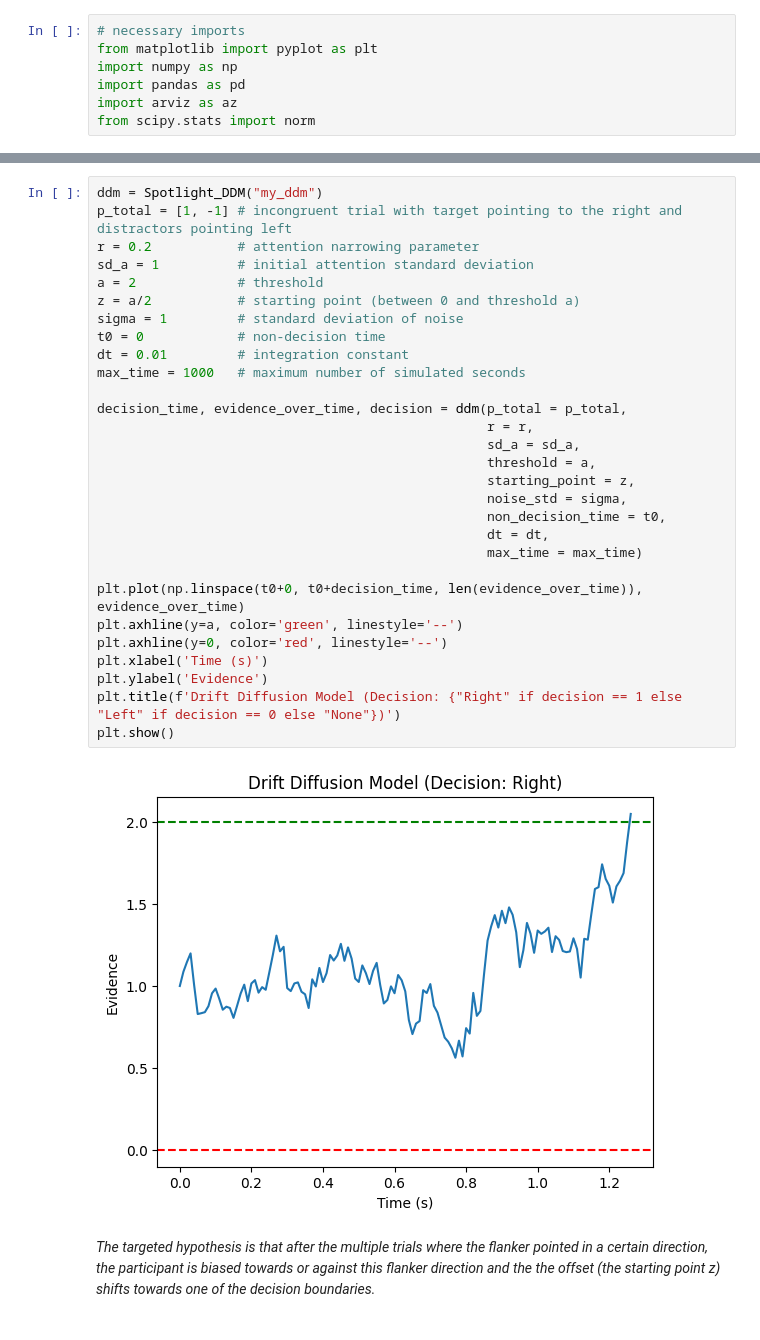
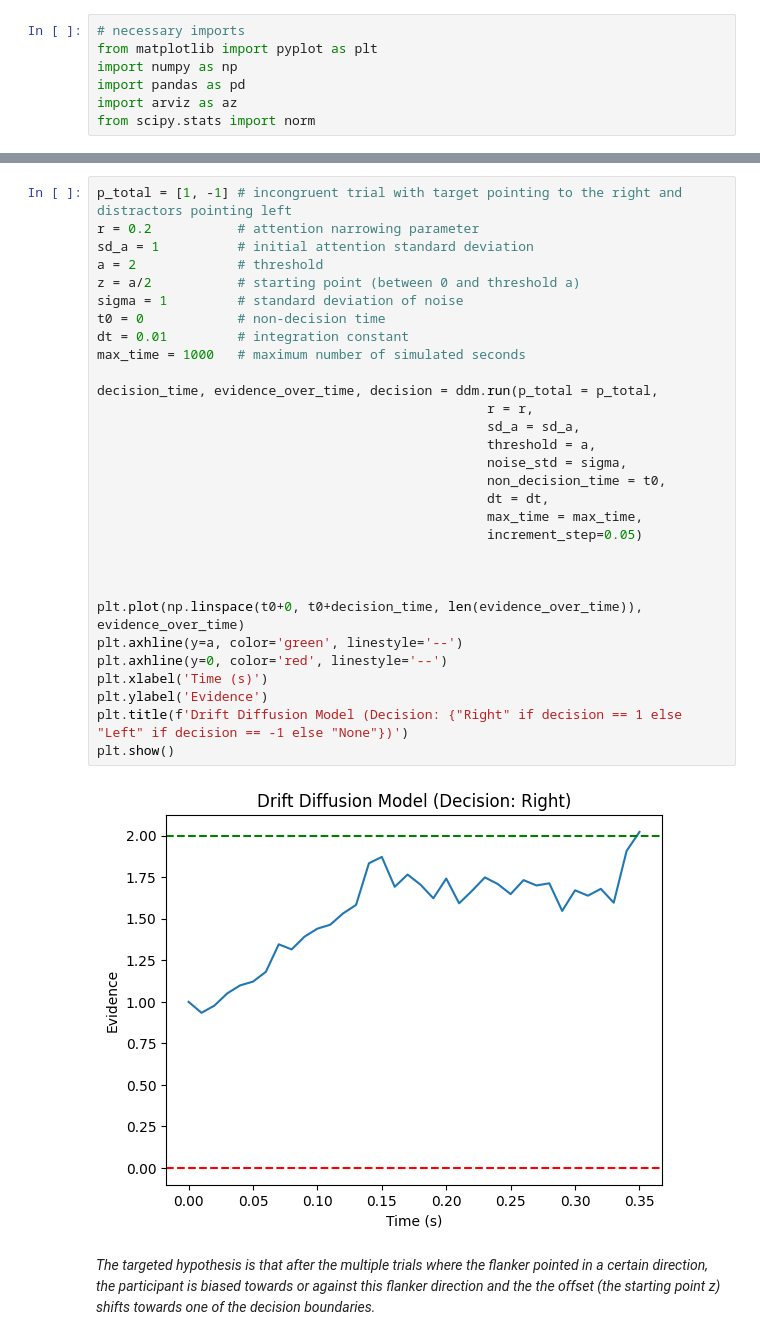
Before and after one commit to mejansen/Project_FlankerTask, a Jupyter notebook: analysis/MiCS_GroupProject_FlankerTask.ipynb, the cells around one changed output, grey strips where cells are left out. Drawn from its saved outputs; the diff is of its cells as text.

```diff
--- a/analysis/MiCS_GroupProject_FlankerTask.ipynb
+++ b/analysis/MiCS_GroupProject_FlankerTask.ipynb
@@ -95,34 +103,35 @@ class Spotlight_DDM():
 # %%
-ddm = Spotlight_DDM("my_ddm")
 p_total = [1, -1] # incongruent trial with target pointing to the right and distractors pointing left
 r = 0.2           # attention narrowing parameter
 sd_a = 1          # initial attention standard deviation
 a = 2             # threshold
 z = a/2           # starting point (between 0 and threshold a)
 sigma = 1         # standard deviation of noise
 t0 = 0            # non-decision time
 dt = 0.01         # integration constant
 max_time = 1000   # maximum number of simulated seconds
 
-decision_time, evidence_over_time, decision = ddm(p_total = p_total,
+decision_time, evidence_over_time, decision = ddm.run(p_total = p_total,
                                                   r = r,
                                                   sd_a = sd_a,
                                                   threshold = a,
-                                                  starting_point = z,
                                                   noise_std = sigma,
                                                   non_decision_time = t0,
                                                   dt = dt,
-                                                  max_time = max_time)
+                                                  max_time = max_time,
+                                                  increment_step=0.05)
+
+
 
 plt.plot(np.linspace(t0+0, t0+decision_time, len(evidence_over_time)), evidence_over_time)
 plt.axhline(y=a, color='green', linestyle='--')
 plt.axhline(y=0, color='red', linestyle='--')
 plt.xlabel('Time (s)')
 plt.ylabel('Evidence')
-plt.title(f'Drift Diffusion Model (Decision: {"Right" if decision == 1 else "Left" if decision == 0 else "None"})')
+plt.title(f'Drift Diffusion Model (Decision: {"Right" if decision == 1 else "Left" if decision == -1 else "None"})')
 plt.show()
 # %% [output]
-[figure, old version]
+[figure, new version]
 # %% [markdown]
 *The targeted hypothesis is that after the multiple trials where the flanker pointed in a certain direction, the participant is biased towards or against this flanker direction and the the offset (the starting point z) shifts towards one of the decision boundaries.*
 # %% [markdown]
```
Also changed, not shown: parts of 1 cell of this notebook.
